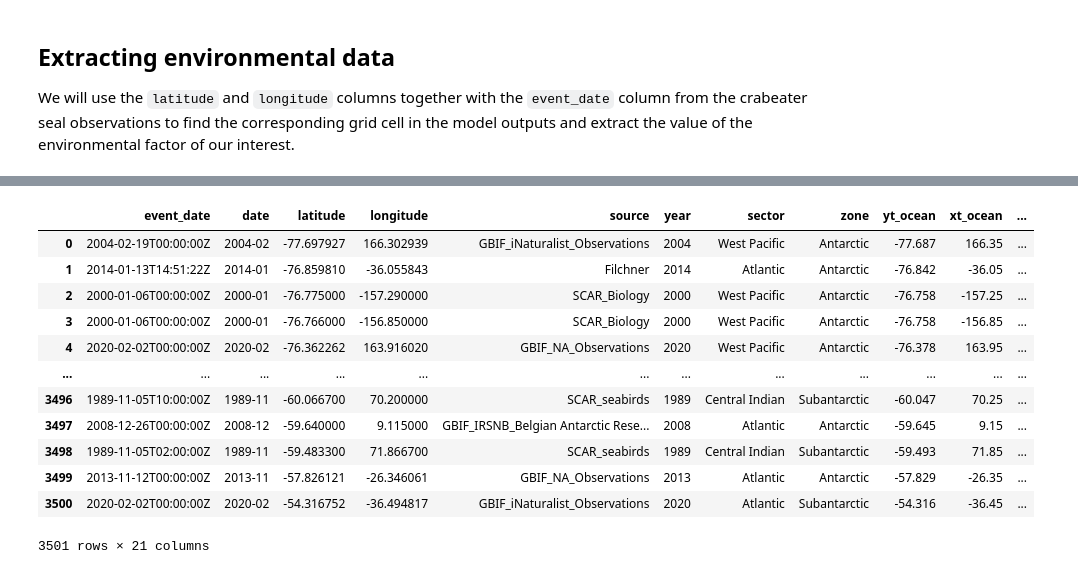
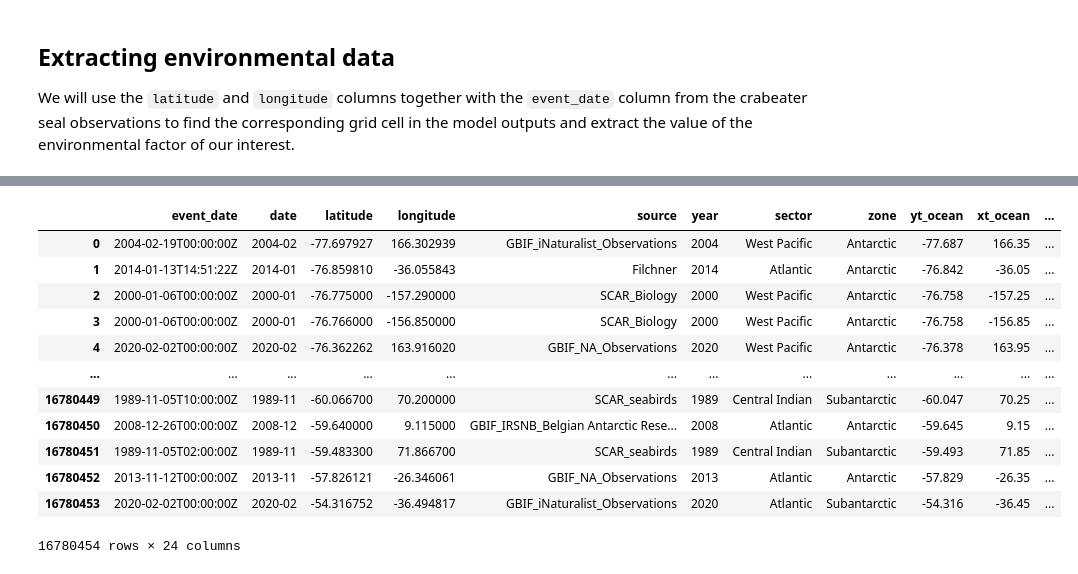
Before and after one commit to lidefi87/Crabeater_Distribution_East_Antarctica, a Jupyter notebook: Scripts/03_Matching_bio_env_data/06a_Matching_env_bio_data.ipynb, the cells around one changed output, grey strips where cells are left out. Drawn from its saved outputs; the diff is of its cells as text; code cells hidden in the pictures.

```diff
--- a/Scripts/03_Matching_bio_env_data/06a_Matching_env_bio_data.ipynb
+++ b/Scripts/03_Matching_bio_env_data/06a_Matching_env_bio_data.ipynb
@@ -180,11 +176,11 @@ var_acc[var_acc.name.str.contains('salt')]
 Now that we identified the correct name for the variable of our interest, we can complete our dictionary.
 # %%
 #Variable name in the model
-varDict['var_mod'] = 'frzmlt_m'
+varDict['var_mod'] = 'surface_salt'
 #Name of column where we will store the extracted data
-varDict['var_short_name'] = 'freez_pot_Wm2'
+varDict['var_short_name'] = 'SSS_psu'
 #Defining if this variable is related to sea ice or not
-varDict['ice_data'] = True
+varDict['ice_data'] = False
 #Checking final dictionary
 varDict
 # %% [output]
@@ -366,6 +337,7 @@ lon = xr.DataArray(crabeaters.longitude)
 time = xr.DataArray(crabeaters.apply(lambda x: pd.to_datetime(f'{x.date}-16'), axis = 1))
 # %%
 #Extracting data
+# var_sub = var_df_surf.sel(time = time, yt_ocean = lat, xt_ocean = lon, method = 'nearest')
 var_sub = var_df.sel(time = time, yt_ocean = lat, xt_ocean = lon, method = 'nearest')
 
 #Transforming to data frame
@@ -379,7 +351,11 @@ var_pd.drop(columns = 'time', inplace = True)
 round_cols = [i for i in var_pd.columns if 'ocean' in i]
 #Rounding coordinate values prior to merging
 var_pd = var_pd.round({round_cols[0]: 3, round_cols[1]: 3})
+#Renaming variable to be added to crabeater data
+var_pd.rename(columns = {varDict['var_mod']: varDict['var_short_name']}, inplace = True)
+#Getting column names for merging
+cols = var_pd.drop(columns = varDict['var_short_name']).columns.tolist()
 
 #Checking results
-var_pd
+cols; var_pd
 # %% [output]
@@ -400,4 +375,0 @@ var_pd
-# %%
-#Getting column names for merging
-cols = var_pd.drop(columns = varDict['var_mod']).columns.tolist()
-cols
@@ -406,19 +376,18 @@ cols
 # %%
 crabeaters = crabeaters.merge(var_pd, on = cols, how = 'left')
-crabeaters.rename(columns = {varDict['var_mod']: varDict['var_short_name']}, inplace = True)
 crabeaters
 # %% [output]
 |  | event_date | date | latitude | longitude | source | year | sector | zone | yt_ocean | xt_ocean | ... |
 | 0 | 2004-02-19T00:00:00Z | 2004-02 | -77.697927 | 166.302939 | GBIF_iNaturalist_Observations | 2004 | West Pacific | Antarctic | -77.687 | 166.35 | ... |
 | 1 | 2014-01-13T14:51:22Z | 2014-01 | -76.859810 | -36.055843 | Filchner | 2014 | Atlantic | Antarctic | -76.842 | -36.05 | ... |
 | 2 | 2000-01-06T00:00:00Z | 2000-01 | -76.775000 | -157.290000 | SCAR_Biology | 2000 | West Pacific | Antarctic | -76.758 | -157.25 | ... |
 | 3 | 2000-01-06T00:00:00Z | 2000-01 | -76.766000 | -156.850000 | SCAR_Biology | 2000 | West Pacific | Antarctic | -76.758 | -156.85 | ... |
 | 4 | 2020-02-02T00:00:00Z | 2020-02 | -76.362262 | 163.916020 | GBIF_NA_Observations | 2020 | West Pacific | Antarctic | -76.378 | 163.95 | ... |
 | ... | ... | ... | ... | ... | ... | ... | ... | ... | ... | ... | ... |
-| 3496 | 1989-11-05T10:00:00Z | 1989-11 | -60.066700 | 70.200000 | SCAR_seabirds | 1989 | Central Indian | Subantarctic | -60.047 | 70.25 | ... |
-| 3497 | 2008-12-26T00:00:00Z | 2008-12 | -59.640000 | 9.115000 | GBIF_IRSNB_Belgian Antarctic Rese... | 2008 | Atlantic | Antarctic | -59.645 | 9.15 | ... |
-| 3498 | 1989-11-05T02:00:00Z | 1989-11 | -59.483300 | 71.866700 | SCAR_seabirds | 1989 | Central Indian | Subantarctic | -59.493 | 71.85 | ... |
-| 3499 | 2013-11-12T00:00:00Z | 2013-11 | -57.826121 | -26.346061 | GBIF_NA_Observations | 2013 | Atlantic | Antarctic | -57.829 | -26.35 | ... |
-| 3500 | 2020-02-02T00:00:00Z | 2020-02 | -54.316752 | -36.494817 | GBIF_iNaturalist_Observations | 2020 | Atlantic | Subantarctic | -54.316 | -36.45 | ... |
+| 16780449 | 1989-11-05T10:00:00Z | 1989-11 | -60.066700 | 70.200000 | SCAR_seabirds | 1989 | Central Indian | Subantarctic | -60.047 | 70.25 | ... |
+| 16780450 | 2008-12-26T00:00:00Z | 2008-12 | -59.640000 | 9.115000 | GBIF_IRSNB_Belgian Antarctic Rese... | 2008 | Atlantic | Antarctic | -59.645 | 9.15 | ... |
+| 16780451 | 1989-11-05T02:00:00Z | 1989-11 | -59.483300 | 71.866700 | SCAR_seabirds | 1989 | Central Indian | Subantarctic | -59.493 | 71.85 | ... |
+| 16780452 | 2013-11-12T00:00:00Z | 2013-11 | -57.826121 | -26.346061 | GBIF_NA_Observations | 2013 | Atlantic | Antarctic | -57.829 | -26.35 | ... |
+| 16780453 | 2020-02-02T00:00:00Z | 2020-02 | -54.316752 | -36.494817 | GBIF_iNaturalist_Observations | 2020 | Atlantic | Subantarctic | -54.316 | -36.45 | ... |
-3501 rows × 21 columns
+16780454 rows × 24 columns
 # %%
```
Also changed, not shown: parts of 18 cells of this notebook.
